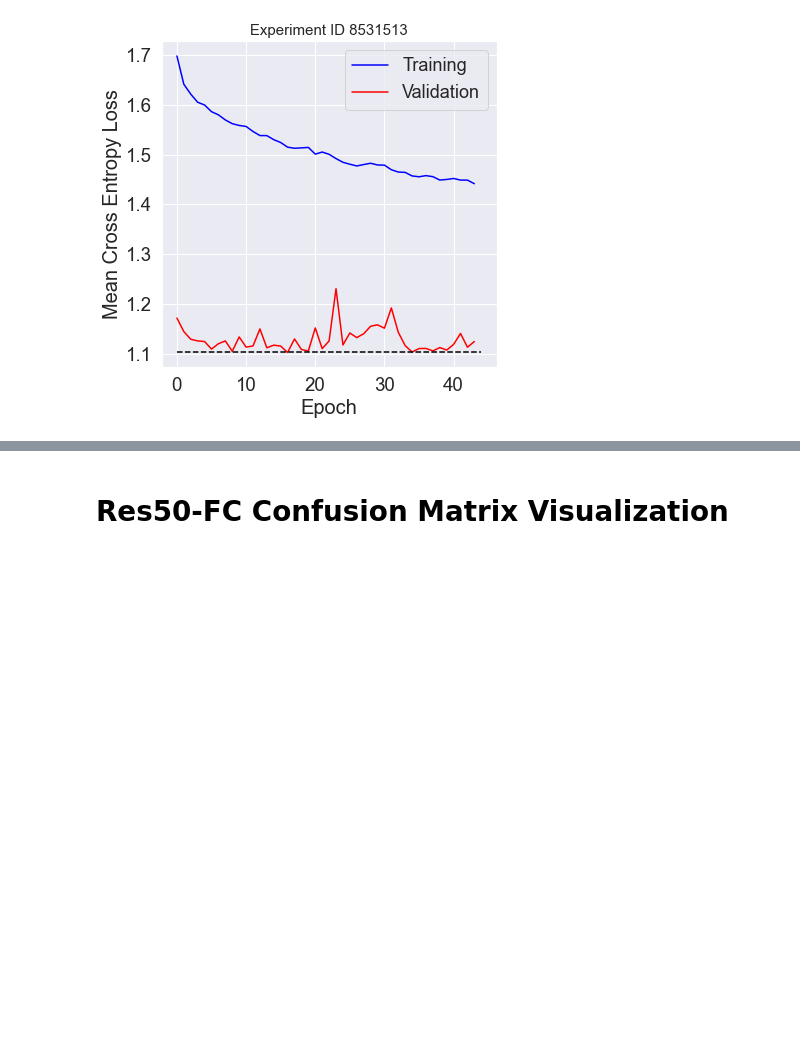
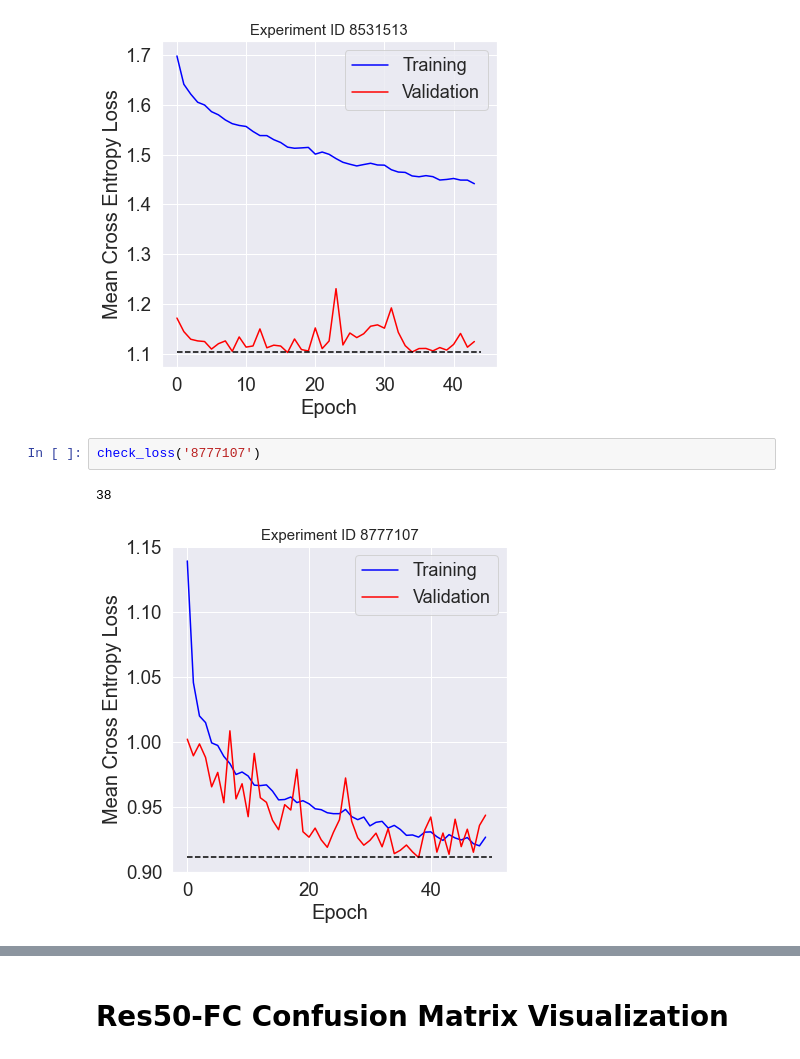
Before and after one commit to lin-bo/AutoLTS, a Jupyter notebook: visualization/res_visual.ipynb, the cells around one changed output, grey strips where cells are left out. Saved outputs shown, nothing was run; the diff lists cells and outputs as text; blank space fills up the shorter version.

```diff
--- a/visualization/res_visual.ipynb
+++ b/visualization/res_visual.ipynb
@@ -48,3 +48,8 @@ check_loss('8531513')
 # %% [output]
 16
 [figure]
+# %%
+check_loss('8777107')
+# %% [output]
+38
+[figure, added]
```
Also changed, not shown: parts of 9 cells of this notebook, 7 other files.
